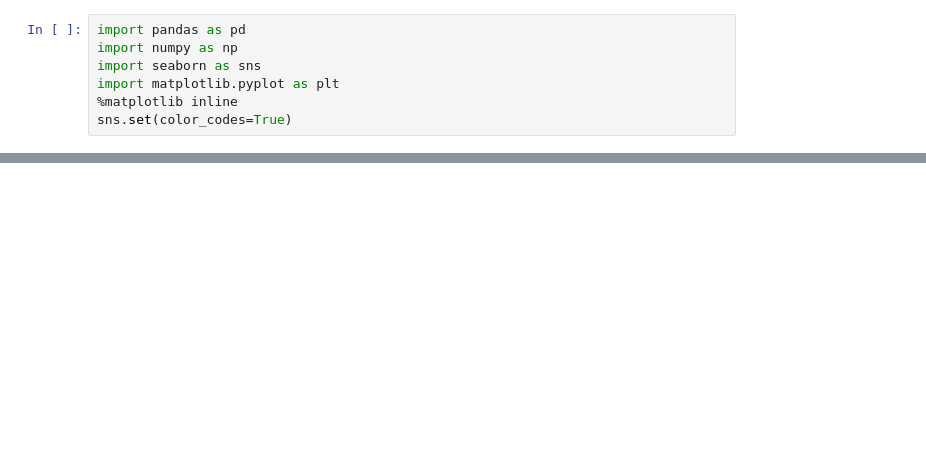
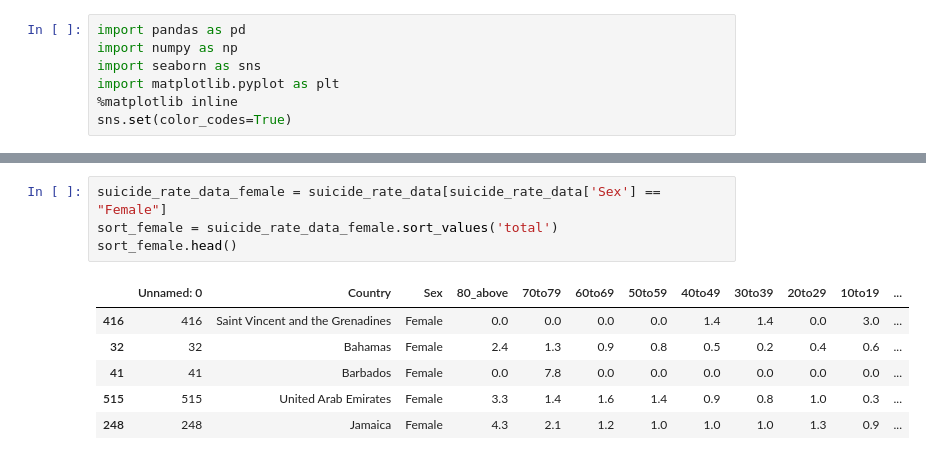
Before and after one commit to mdsi-dsp-at2/eTe-analysis, a Jupyter notebook: analysis/5/dsp_analysis.ipynb, the cells around one changed output, grey strips where cells are left out. Saved outputs shown, nothing was run; the diff lists cells and outputs as text; blank space fills up the shorter version.

```diff
--- a/analysis/5/dsp_analysis.ipynb
+++ b/analysis/5/dsp_analysis.ipynb
@@ -59,0 +39,11 @@ sort_female.head()
+# %%
+suicide_rate_data_female = suicide_rate_data[suicide_rate_data['Sex'] == "Female"]
+sort_female = suicide_rate_data_female.sort_values('total')
+sort_female.head()
+# %% [output]
+|  | Unnamed: 0 | Country | Sex | 80_above | 70to79 | 60to69 | 50to59 | 40to49 | 30to39 | 20to29 | 10to19 | ... |
+| 416 | 416 | Saint Vincent and the Grenadines | Female | 0.0 | 0.0 | 0.0 | 0.0 | 1.4 | 1.4 | 0.0 | 3.0 | ... |
+| 32 | 32 | Bahamas | Female | 2.4 | 1.3 | 0.9 | 0.8 | 0.5 | 0.2 | 0.4 | 0.6 | ... |
+| 41 | 41 | Barbados | Female | 0.0 | 7.8 | 0.0 | 0.0 | 0.0 | 0.0 | 0.0 | 0.0 | ... |
+| 515 | 515 | United Arab Emirates | Female | 3.3 | 1.4 | 1.6 | 1.4 | 0.9 | 0.8 | 1.0 | 0.3 | ... |
+| 248 | 248 | Jamaica | Female | 4.3 | 2.1 | 1.2 | 1.0 | 1.0 | 1.0 | 1.3 | 0.9 | ... |
```
Also changed, not shown: parts of 14 cells of this notebook.
